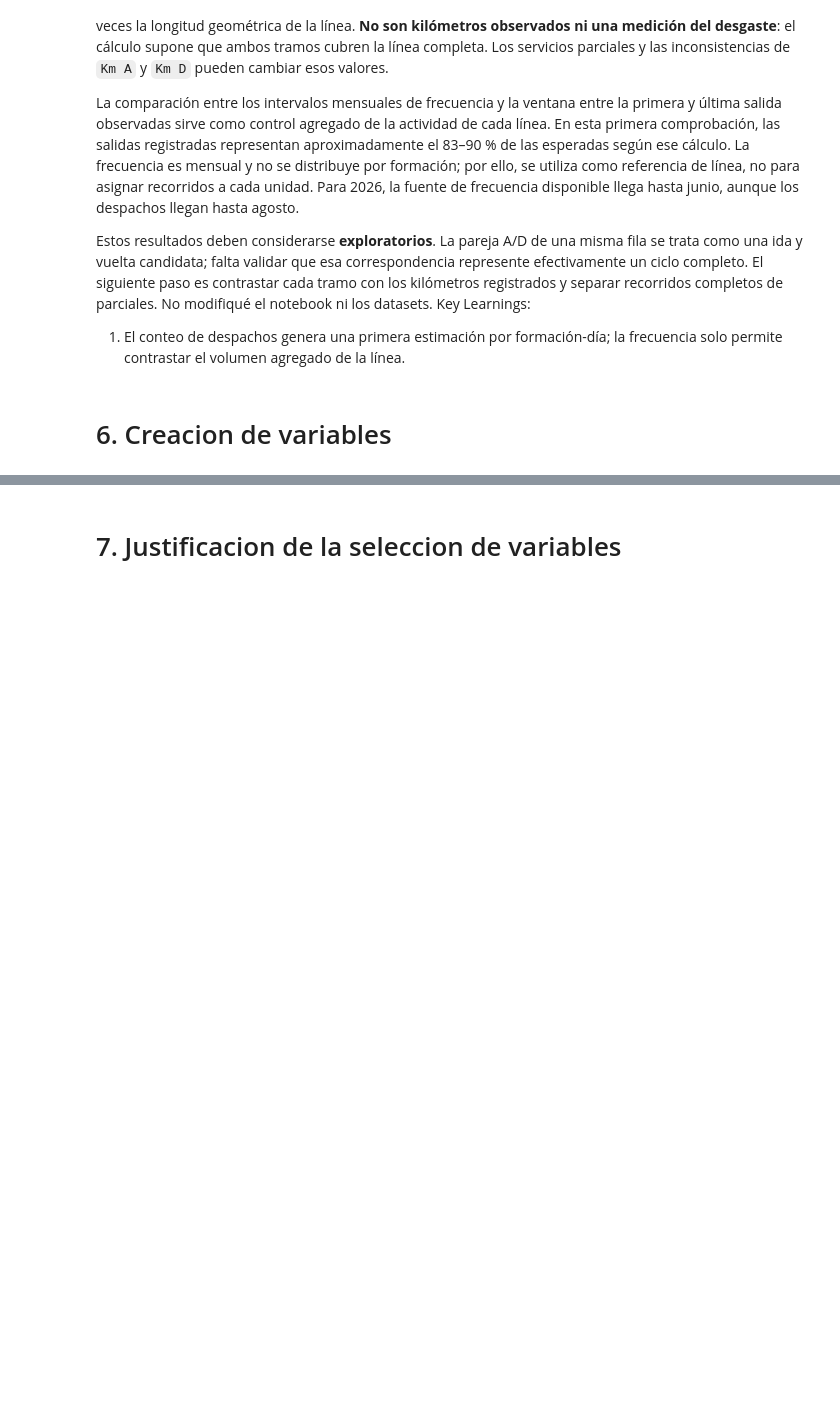
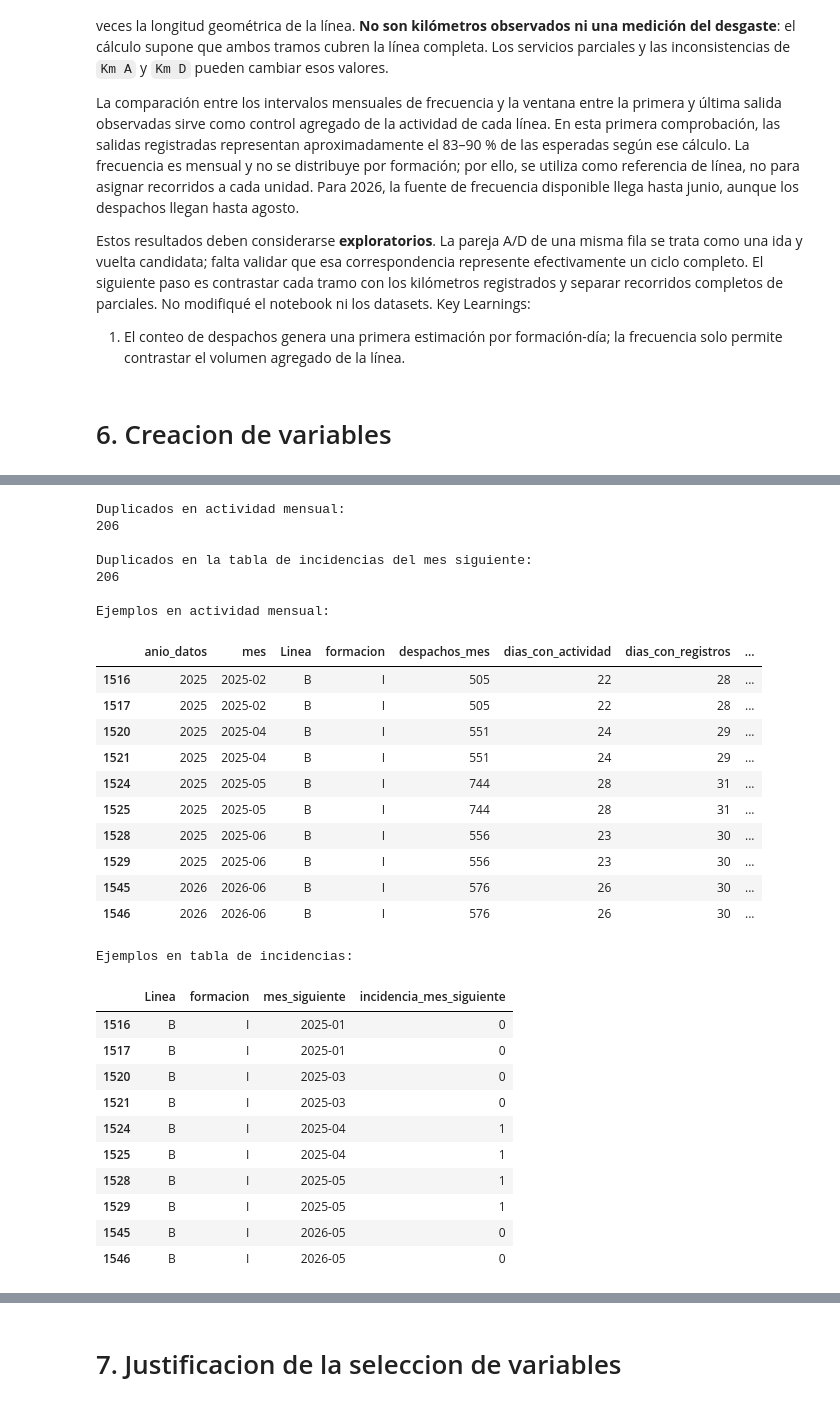
Before and after one commit to ju4n1t0x/subtes, a Jupyter notebook: Prediccion_fallas_subte_G11_.ipynb, the cells around one changed output, grey strips where cells are left out. Drawn from its saved outputs; the diff is of its cells as text; code cells hidden in the pictures; blank space fills up the shorter version.

```diff
--- a/Prediccion_fallas_subte_G11_.ipynb
+++ b/Prediccion_fallas_subte_G11_.ipynb
@@ -2467,0 +3338,19 @@ Key Learnings:
+# %%
+# Conservamos únicamente los meses con cobertura igual o superior al 90%.
+dataset_modelado_apto = (
+    dataset_modelado[dataset_modelado["mes_apto"]].copy()
+)
+
+# Ordenamos las observaciones cronológicamente para cada formación.
+dataset_modelado_apto = dataset_modelado_apto.sort_values(
+    ["formacion", "mes"]
+).reset_index(drop=True)
+
+print("Observaciones antes del filtro:", len(dataset_modelado))
+print("Observaciones después del filtro:", len(dataset_modelado_apto))
+print("Meses incluidos:")
+display(
+    dataset_modelado_apto[["anio_datos", "mes"]]
+    .drop_duplicates()
+    .sort_values("mes")
+)
@@ -2467,0 +3577,61 @@ Key Learnings:
+# %%
+# Comprobamos si la tabla de actividad mensual tiene claves repetidas.
+claves = ["Linea", "formacion", "mes"]
+
+print("Duplicados en actividad mensual:")
+print(dataset_modelado_apto.duplicated(subset=claves).sum())
+
+# Comprobamos si la tabla utilizada para construir el objetivo tiene claves repetidas.
+print("\nDuplicados en la tabla de incidencias del mes siguiente:")
+print(objetivo_siguiente.duplicated(
+    subset=["Linea", "formacion", "mes_siguiente"]
+).sum())
+
+# Mostramos las claves repetidas de cada tabla.
+print("\nEjemplos en actividad mensual:")
+display(
+    dataset_modelado_apto[
+        dataset_modelado_apto.duplicated(subset=claves, keep=False)
+    ].sort_values(claves).head(10)
+)
+
+print("\nEjemplos en tabla de incidencias:")
+display(
+    objetivo_siguiente[
+        objetivo_siguiente.duplicated(
+            subset=["Linea", "formacion", "mes_siguiente"],
+            keep=False
+        )
+    ].sort_values(["Linea", "formacion", "mes_siguiente"]).head(10)
+)
+# %% [output]
+Duplicados en actividad mensual:
+206
+
+Duplicados en la tabla de incidencias del mes siguiente:
+206
+
+Ejemplos en actividad mensual:
+|  | anio_datos | mes | Linea | formacion | despachos_mes | dias_con_actividad | dias_con_registros | ... |
+| 1516 | 2025 | 2025-02 | B | I | 505 | 22 | 28 | ... |
+| 1517 | 2025 | 2025-02 | B | I | 505 | 22 | 28 | ... |
+| 1520 | 2025 | 2025-04 | B | I | 551 | 24 | 29 | ... |
+| 1521 | 2025 | 2025-04 | B | I | 551 | 24 | 29 | ... |
+| 1524 | 2025 | 2025-05 | B | I | 744 | 28 | 31 | ... |
+| 1525 | 2025 | 2025-05 | B | I | 744 | 28 | 31 | ... |
+| 1528 | 2025 | 2025-06 | B | I | 556 | 23 | 30 | ... |
+| 1529 | 2025 | 2025-06 | B | I | 556 | 23 | 30 | ... |
+| 1545 | 2026 | 2026-06 | B | I | 576 | 26 | 30 | ... |
+| 1546 | 2026 | 2026-06 | B | I | 576 | 26 | 30 | ... |
+Ejemplos en tabla de incidencias:
+|  | Linea | formacion | mes_siguiente | incidencia_mes_siguiente |
+| 1516 | B | I | 2025-01 | 0 |
+| 1517 | B | I | 2025-01 | 0 |
+| 1520 | B | I | 2025-03 | 0 |
+| 1521 | B | I | 2025-03 | 0 |
+| 1524 | B | I | 2025-04 | 1 |
+| 1525 | B | I | 2025-04 | 1 |
+| 1528 | B | I | 2025-05 | 1 |
+| 1529 | B | I | 2025-05 | 1 |
+| 1545 | B | I | 2026-05 | 0 |
+| 1546 | B | I | 2026-05 | 0 |
```
Also changed, not shown: parts of 38 cells of this notebook.
